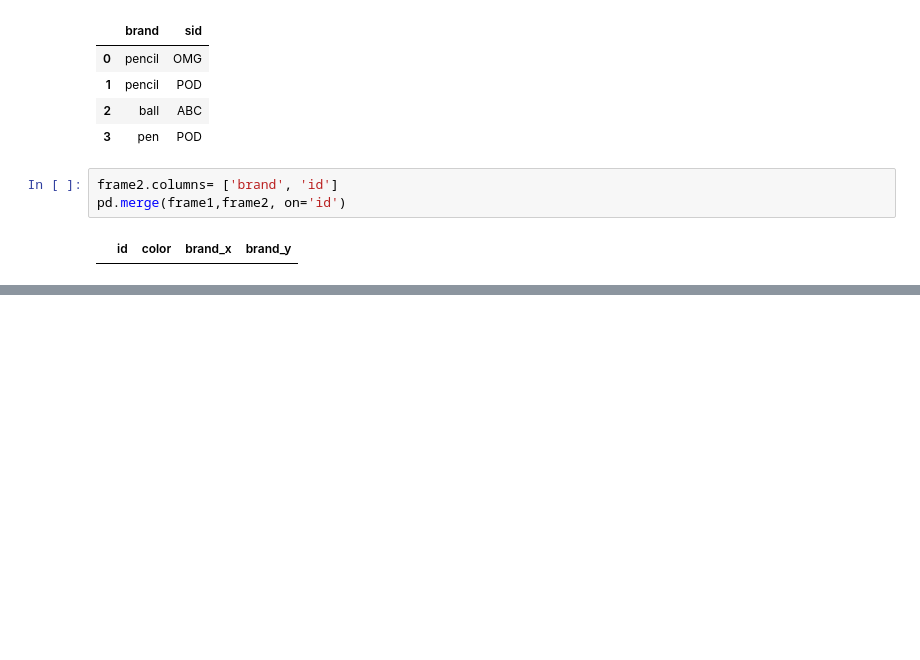
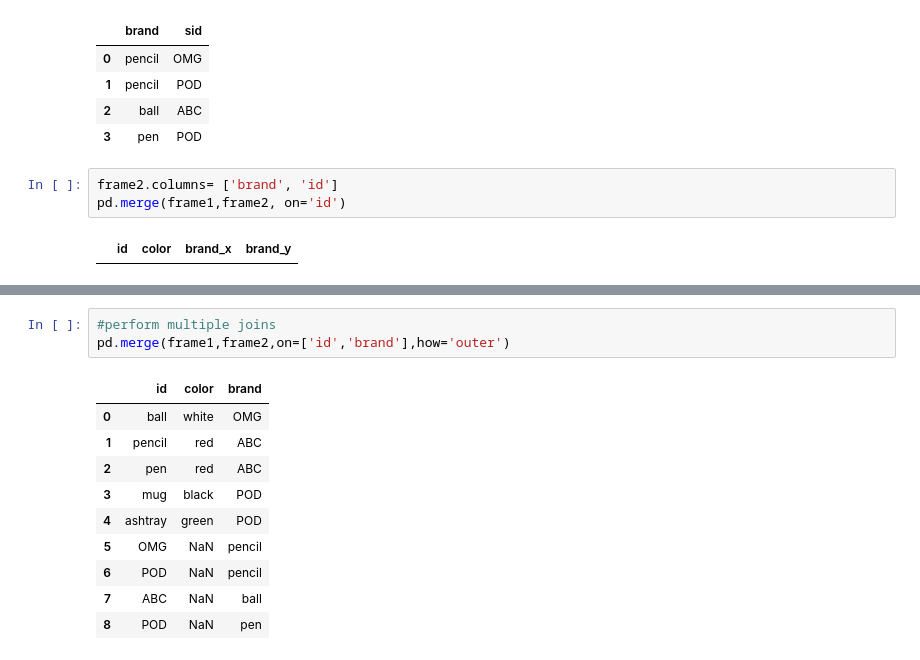
Before and after one commit to Afrochemist/OverviewNotes, a Jupyter notebook: Pandas-Numpy-Matplotlib.ipynb, the cells around one changed output, grey strips where cells are left out. Drawn from its saved outputs; the diff is of its cells as text; blank space fills up the shorter version.

```diff
--- a/Pandas-Numpy-Matplotlib.ipynb
+++ b/Pandas-Numpy-Matplotlib.ipynb
@@ -1065,0 +1099,14 @@ pd.merge(frame1,frame2, on='id')
+# %%
+#perform multiple joins
+pd.merge(frame1,frame2,on=['id','brand'],how='outer')
+# %% [output]
+|  | id | color | brand |
+| 0 | ball | white | OMG |
+| 1 | pencil | red | ABC |
+| 2 | pen | red | ABC |
+| 3 | mug | black | POD |
+| 4 | ashtray | green | POD |
+| 5 | OMG | NaN | pencil |
+| 6 | POD | NaN | pencil |
+| 7 | ABC | NaN | ball |
+| 8 | POD | NaN | pen |
```
Also changed, not shown: parts of 25 cells of this notebook.
